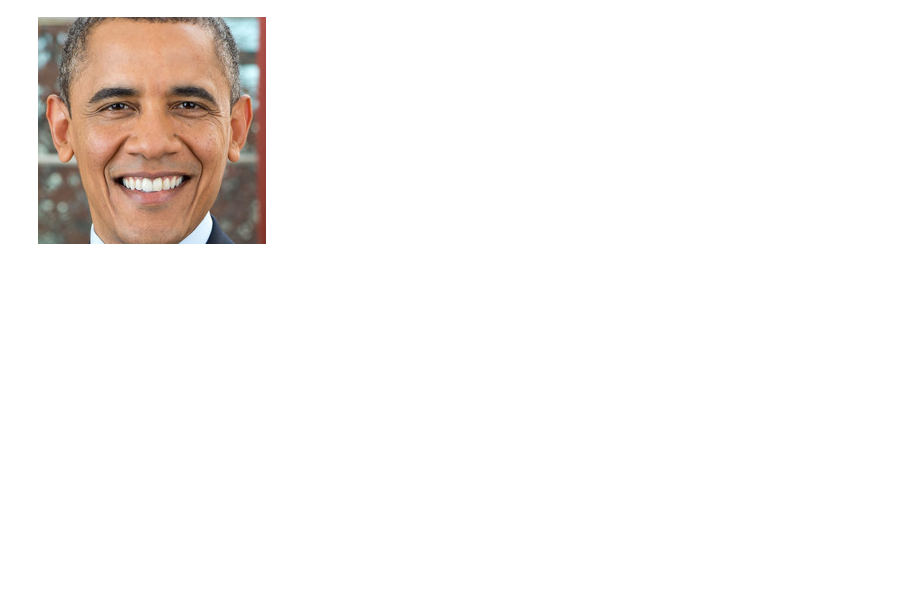
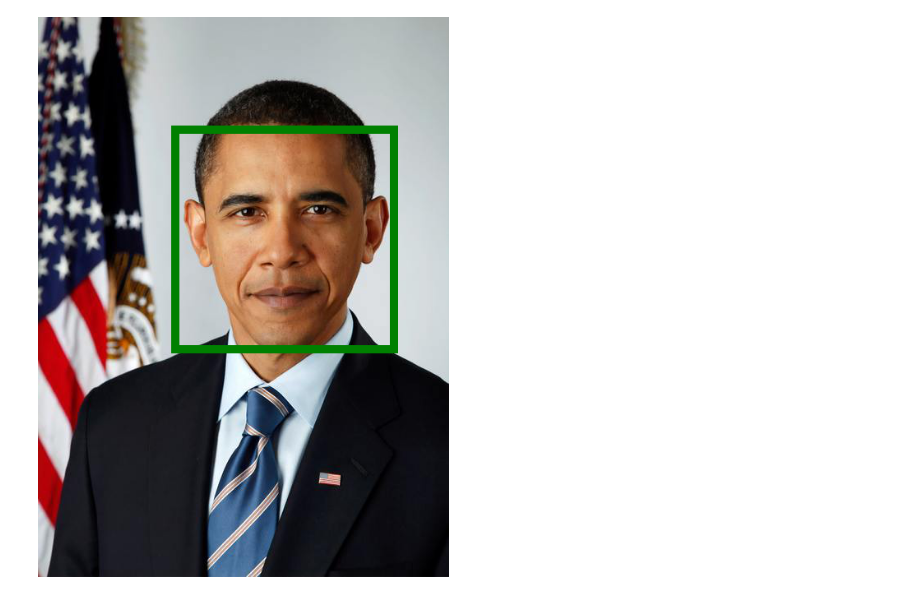
Before and after one commit to PacktPublishing/Hands-On-Python-Deep-Learning-for-Web, a Jupyter notebook: Chapter7/RekognitionExample/Sample.ipynb, the cells around one changed output. Drawn from its saved outputs; the diff is of its cells as text; code cells hidden in the pictures; blank space fills up the shorter version.

Commit message:
Update image

```diff
--- a/Chapter7/RekognitionExample/Sample.ipynb
+++ b/Chapter7/RekognitionExample/Sample.ipynb
@@ -70,9 +68,11 @@ y1 = (celeb["Top"])*h
 x2 = (celeb["Left"] + celeb["Width"])*w
 y2 = (celeb["Top"] + celeb["Height"])*h
 # %%
-box=(x1,y1,x2,y2)
+box=[(x1,y1),(x2,y2)]
-# %%
-im1=im.crop(box)
-display(im1)
-# %% [output]
-[figure, removed]
+# %%
+im1 = ImageDraw.Draw(im)
+
+im1.rectangle(box, outline ="green", width=10)
+display(im)
+# %% [output]
+[figure, added]
```
Also changed, not shown: parts of 5 cells of this notebook, 3 other files.
